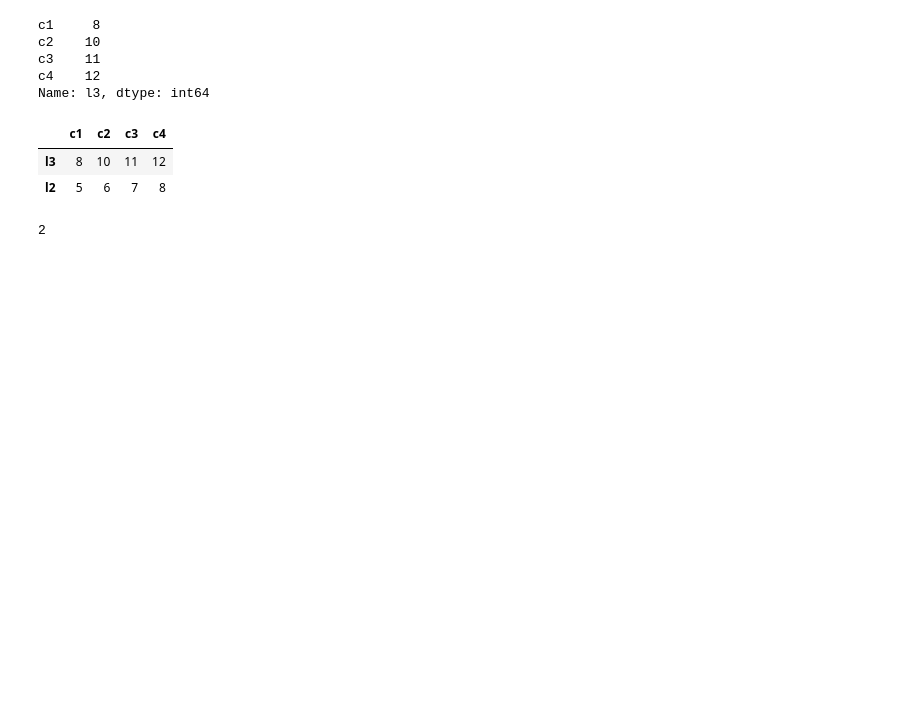
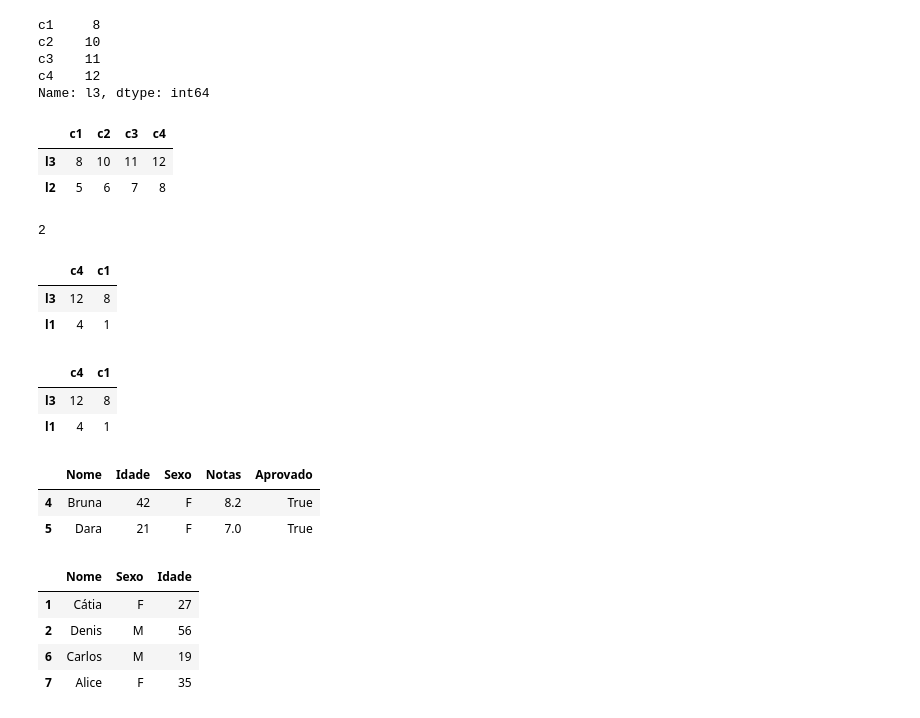
Before and after one commit to renatamontanhana/Pandas_analisando_dados, a Jupyter notebook: exercicios_extras.ipynb, the cells around one changed output. Drawn from its saved outputs; the diff is of its cells as text; code cells hidden in the pictures; blank space fills up the shorter version.

```diff
--- a/exercicios_extras.ipynb
+++ b/exercicios_extras.ipynb
@@ -101,3 +101,33 @@ df.loc[['l3', 'l2']]
 df.iloc[0, 1]
 # %% [output]
 2
+# %%
+df.loc[['l3', 'l1'], ['c4', 'c1']]
+# %% [output]
+|  | c4 | c1 |
+| l3 | 12 | 8 |
+| l1 | 4 | 1 |
+# %%
+df.iloc[[2,0], [3,0]]
+# %% [output]
+|  | c4 | c1 |
+| l3 | 12 | 8 |
+| l1 | 4 | 1 |
+# %%
+selecao = (alunos.Aprovado == True) & (alunos.Sexo == 'F')
+aprovadas = alunos[selecao]
+aprovadas
+# %% [output]
+|  | Nome | Idade | Sexo | Notas | Aprovado |
+| 4 | Bruna | 42 | F | 8.2 | True |
+| 5 | Dara | 21 | F | 7.0 | True |
+# %%
+selecao = alunos['Aprovado'] == False
+reprovados = alunos.loc[selecao, ['Nome', 'Sexo', 'Idade']]
+reprovados
+# %% [output]
+|  | Nome | Sexo | Idade |
+| 1 | Cátia | F | 27 |
+| 2 | Denis | M | 56 |
+| 6 | Carlos | M | 19 |
+| 7 | Alice | F | 35 |
```
Also changed, not shown: parts of 18 cells of this notebook.
